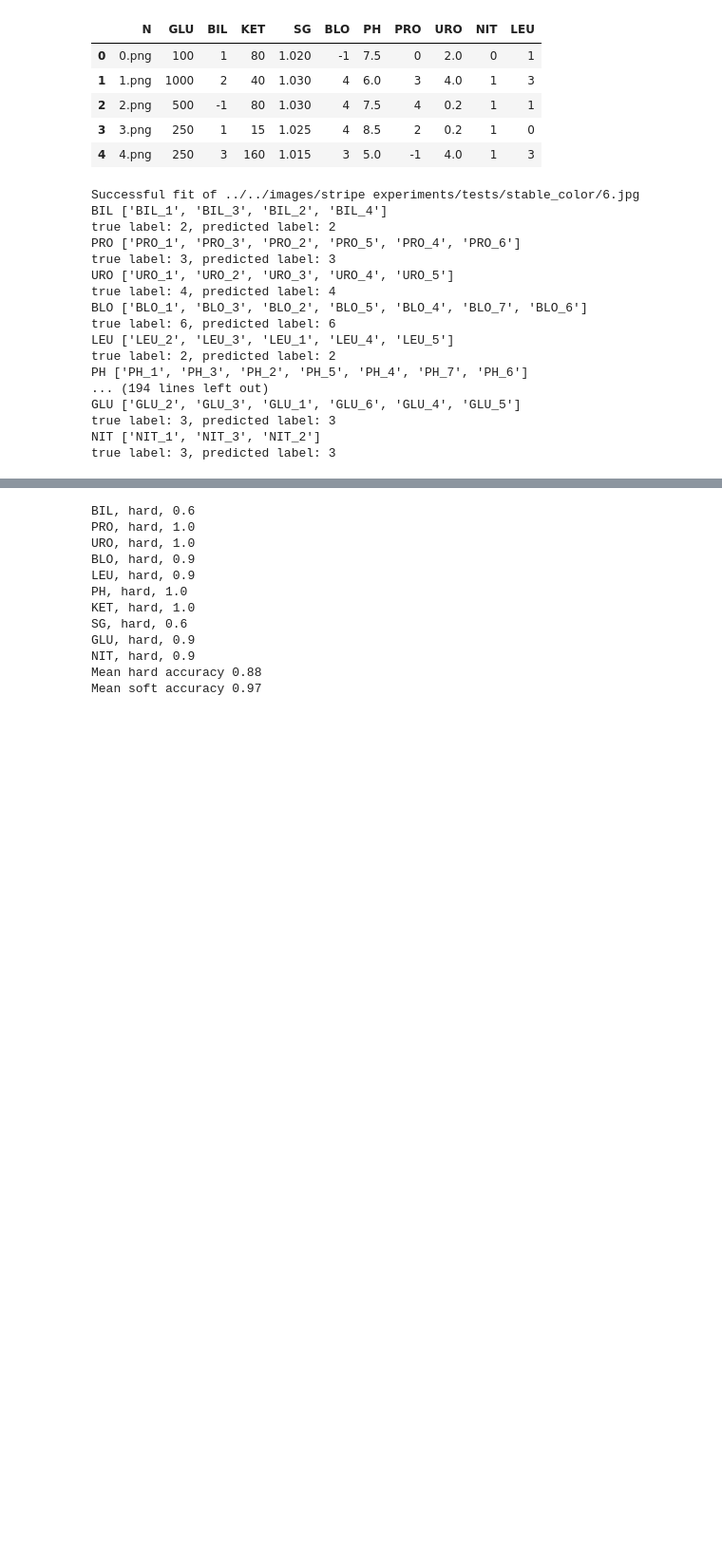
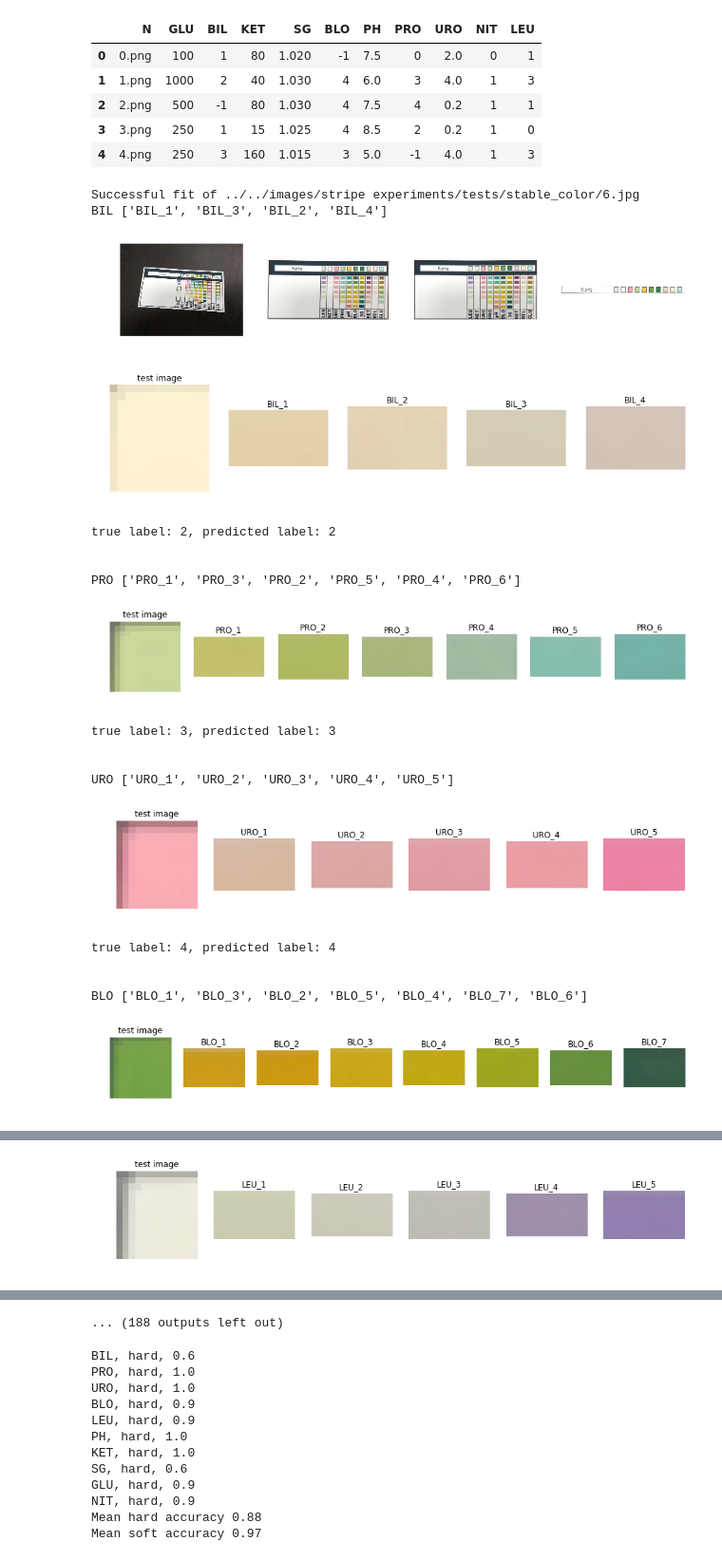
Before and after one commit to lysukhin/urinalysis, a Jupyter notebook: scripts/notebooks/evaluation_stable_color.ipynb, the cells around one changed output, grey strips where cells are left out. Shown at 95% size. Cells and saved outputs as stored; diff of their text form; code cells hidden in the pictures; blank space fills up the shorter version.

```diff
--- a/scripts/notebooks/evaluation_stable_color.ipynb
+++ b/scripts/notebooks/evaluation_stable_color.ipynb
@@ -114,69 +114,77 @@ for image_name in glob.glob("../../images/stripe experiments/tests/stable_color/
     try:
 
         tabler.fit(image)
-#         plt.figure(figsize=(14,6))
-#         plt.subplot(1,4,1)
-#         plt.imshow(image)
-#         plt.subplot(1,4,2)
-#         plt.imshow(tabler.template)
-#         plt.subplot(1,4,3)
-#         plt.imshow(tabler.roi)
-#         plt.subplot(1,4,4)
-#         plt.imshow(tabler.strip)
+        plt.figure(figsize=(14,6))
+        plt.subplot(1,4,1)
+        plt.axis('off')
+        plt.imshow(image)
+        plt.subplot(1,4,2)
+        plt.axis('off')
+        plt.imshow(tabler.template)
+        plt.subplot(1,4,3)
+        plt.axis('off')
+        plt.imshow(tabler.roi)
+        plt.subplot(1,4,4)
+        plt.axis('off')
+        plt.imshow(tabler.strip)
+
         palette = tabler.palette
         colorbar = tabler.colorbar
         print "Successful fit of {}".format(image_name)
 
     except ValueError:
         print "Unsuccessful fit of {}".format(image_name)
         continue
     for key_test, image_test in colorbar.iteritems():
         train = {}
         for key_train, image_train in palette.iteritems():
             if key_train.startswith(key_test):
                 train.update({key_train: image_train})
         print key_test, train.keys()
 
-#         plt.figure(figsize=(15, 4))
-#         plt.subplot(1, len(train) + 1, 1)
-#         plt.axis('off')
-#         plt.imshow(cv2.cvtColor(preprocessing_crop(image_test),cv2.COLOR_Lab2RGB))
-#         for j, key in enumerate(sorted(train.keys())):
-#             plt.subplot(1, len(train) + 1, j + 2)
-#             plt.axis('off')
-#             plt.title(key + "{}".format(preprocessing_crop(train[key]).shape))
-#             plt.imshow(cv2.cvtColor(preprocessing_crop(train[key]),cv2.COLOR_Lab2RGB))
-#         plt.show()
+        plt.figure(figsize=(15, 4))
+        plt.subplot(1, len(train) + 1, 1)
+        plt.axis('off')
+        plt.imshow(cv2.cvtColor(preprocessing_crop(image_test),cv2.COLOR_Lab2RGB))
+        plt.title('test image')
+        for j, key in enumerate(sorted(train.keys())):
+            plt.subplot(1, len(train) + 1, j + 2)
+            plt.axis('off')
+            plt.title(key)
+            plt.imshow(cv2.cvtColor(preprocessing_crop(train[key]),cv2.COLOR_Lab2RGB))
+        plt.show()
         y_pred, y_prob = neighbours.one_nearest_neighbor(train, image_test,
                                                          get_distance=get_weighted_manhattan_distance,
                                                          preprocessing=preprocessing_crop,
                                                          return_probabilities=True, verbose=False)
         y_pred = int(y_pred[-1])
         y_true = targets_dict[key_test].index(data[key_test][number]) + 1
         result.update({key_test : y_pred -1})
 #         results_hard.append(y_pred == y_true)
 #     print image_name
 #         results_soft.append(abs(y_pred - y_true) <= 1)
         results_hard[key_test].append(y_pred == y_true)
         results_soft[key_test].append(abs(y_pred - y_true) <= 1)
 
-        print "true label: {}, predicted label: {}".format(y_true, y_pred)
+        print "true label: {}, predicted label: {}\n\n".format(y_true, y_pred)
     results.append(result)
 # %% [output]
 Successful fit of ../../images/stripe experiments/tests/stable_color/6.jpg
 BIL ['BIL_1', 'BIL_3', 'BIL_2', 'BIL_4']
-true label: 2, predicted label: 2
-PRO ['PRO_1', 'PRO_3', 'PRO_2', 'PRO_5', 'PRO_4', 'PRO_6']
-true label: 3, predicted label: 3
-URO ['URO_1', 'URO_2', 'URO_3', 'URO_4', 'URO_5']
-true label: 4, predicted label: 4
-BLO ['BLO_1', 'BLO_3', 'BLO_2', 'BLO_5', 'BLO_4', 'BLO_7', 'BLO_6']
-true label: 6, predicted label: 6
-LEU ['LEU_2', 'LEU_3', 'LEU_1', 'LEU_4', 'LEU_5']
-true label: 2, predicted label: 2
-PH ['PH_1', 'PH_3', 'PH_2', 'PH_5', 'PH_4', 'PH_7', 'PH_6']
-... (194 lines left out)
-GLU ['GLU_2', 'GLU_3', 'GLU_1', 'GLU_6', 'GLU_4', 'GLU_5']
-true label: 3, predicted label: 3
-NIT ['NIT_1', 'NIT_3', 'NIT_2']
-true label: 3, predicted label: 3
+[figure, added]
+[figure, added]
+true label: 2, predicted label: 2
+
+
+PRO ['PRO_1', 'PRO_3', 'PRO_2', 'PRO_5', 'PRO_4', 'PRO_6']
+[figure, added]
+true label: 3, predicted label: 3
+
+
+URO ['URO_1', 'URO_2', 'URO_3', 'URO_4', 'URO_5']
+[figure, added]
+true label: 4, predicted label: 4
+
+
+BLO ['BLO_1', 'BLO_3', 'BLO_2', 'BLO_5', 'BLO_4', 'BLO_7', 'BLO_6']
+[figure, added]
@@ -182,0 +195 @@ true label: 3, predicted label: 3
+[figure, added]
@@ -183,3 +200,4 @@ true label: 3, predicted label: 3
+... (188 outputs left out)
 # %%
 import pandas as pd
 df = pd.DataFrame(data=results)
```
Also changed, not shown: parts of 2 cells of this notebook.
